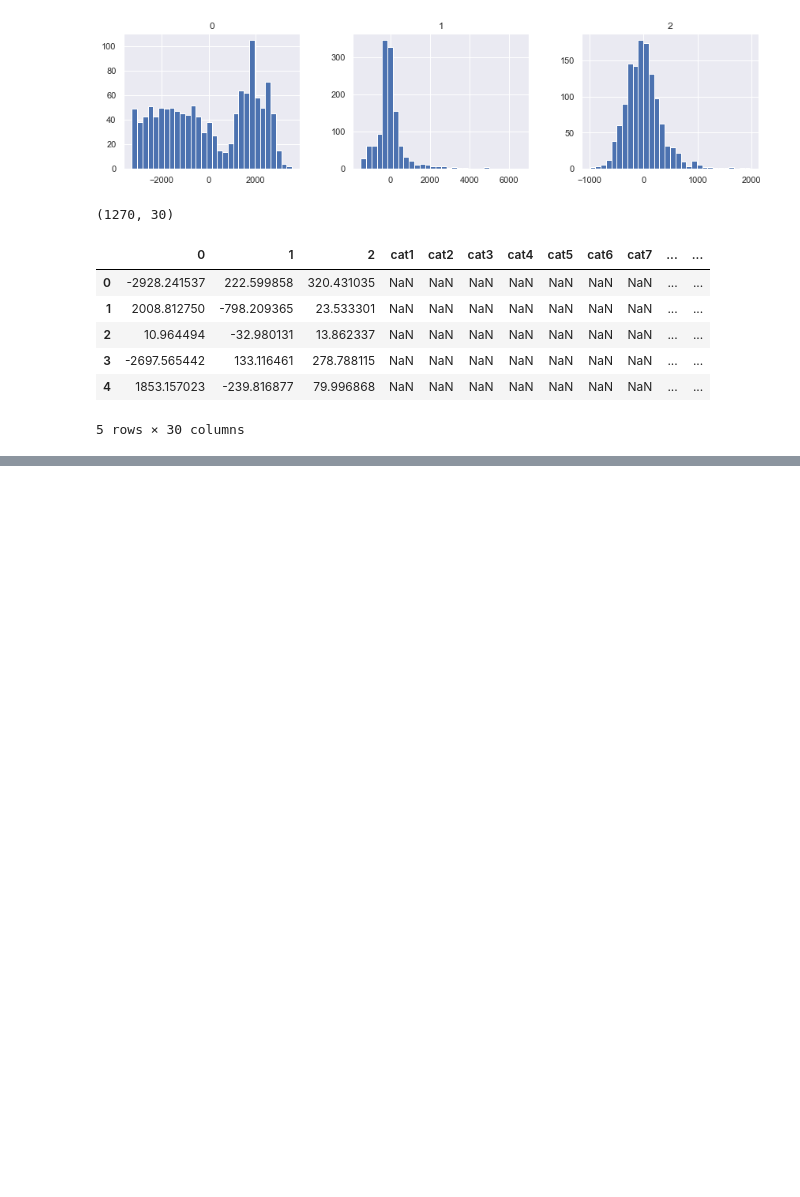
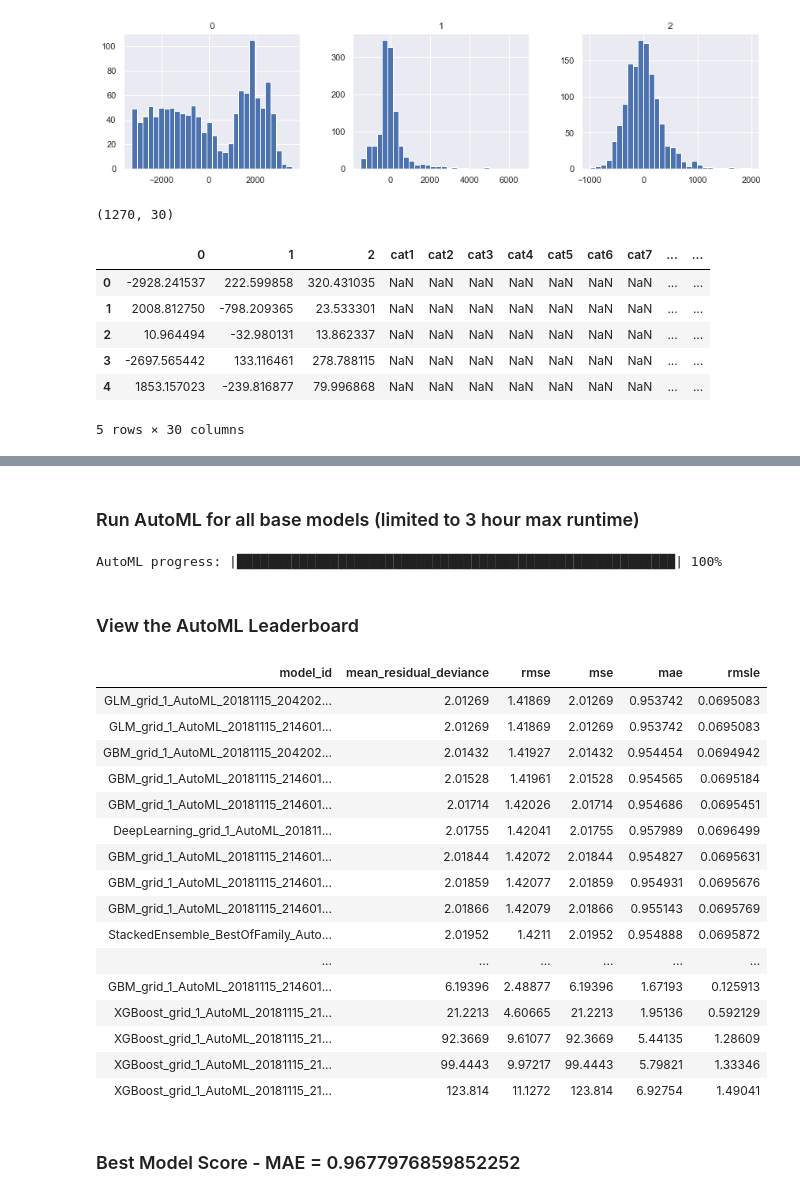
Before and after one commit to dhbrand/iaa_fall3_hw, a Jupyter notebook: dm/proj/dave_featclust.ipynb, the cells around one changed output, grey strips where cells are left out. Saved outputs shown, nothing was run; the diff lists cells and outputs as text; code cells hidden in the pictures; blank space fills up the shorter version.

```diff
--- a/dm/proj/dave_featclust.ipynb
+++ b/dm/proj/dave_featclust.ipynb
@@ -244,0 +343,2 @@ pca_final.to_csv('../data/pca_valid.csv')
+# %%
+pca_train = ml_pca.predict(train)
@@ -244,0 +347,2 @@ pca_final.to_csv('../data/pca_valid.csv')
+# %%
+pca_train['target'] = train['target']
@@ -244,0 +415,33 @@ pca_final.to_csv('../data/pca_valid.csv')
+# %% [markdown]
+### Run AutoML for all base models (limited to 3 hour max runtime)
+# %%
+aml = H2OAutoML(max_runtime_secs=7200, seed=303)
+aml.train(x=x, y=y, training_frame=train)
+# %% [output]
+AutoML progress: |████████████████████████████████████████████████████████| 100%
+# %% [markdown]
+### View the AutoML Leaderboard
+# %%
+lb = aml.leaderboard
+# Print all rows instead of default (10 rows)
+lb.head(rows=lb.nrows)
+# %% [output]
+| model_id | mean_residual_deviance | rmse | mse | mae | rmsle |
+| GLM_grid_1_AutoML_20181115_204202... | 2.01269 | 1.41869 | 2.01269 | 0.953742 | 0.0695083 |
+| GLM_grid_1_AutoML_20181115_214601... | 2.01269 | 1.41869 | 2.01269 | 0.953742 | 0.0695083 |
+| GBM_grid_1_AutoML_20181115_204202... | 2.01432 | 1.41927 | 2.01432 | 0.954454 | 0.0694942 |
+| GBM_grid_1_AutoML_20181115_214601... | 2.01528 | 1.41961 | 2.01528 | 0.954565 | 0.0695184 |
+| GBM_grid_1_AutoML_20181115_214601... | 2.01714 | 1.42026 | 2.01714 | 0.954686 | 0.0695451 |
+| DeepLearning_grid_1_AutoML_201811... | 2.01755 | 1.42041 | 2.01755 | 0.957989 | 0.0696499 |
+| GBM_grid_1_AutoML_20181115_214601... | 2.01844 | 1.42072 | 2.01844 | 0.954827 | 0.0695631 |
+| GBM_grid_1_AutoML_20181115_214601... | 2.01859 | 1.42077 | 2.01859 | 0.954931 | 0.0695676 |
+| GBM_grid_1_AutoML_20181115_214601... | 2.01866 | 1.42079 | 2.01866 | 0.955143 | 0.0695769 |
+| StackedEnsemble_BestOfFamily_Auto... | 2.01952 | 1.4211 | 2.01952 | 0.954888 | 0.0695872 |
+| ... | ... | ... | ... | ... | ... |
+| GBM_grid_1_AutoML_20181115_214601... | 6.19396 | 2.48877 | 6.19396 | 1.67193 | 0.125913 |
+| XGBoost_grid_1_AutoML_20181115_21... | 21.2213 | 4.60665 | 21.2213 | 1.95136 | 0.592129 |
+| XGBoost_grid_1_AutoML_20181115_21... | 92.3669 | 9.61077 | 92.3669 | 5.44135 | 1.28609 |
+| XGBoost_grid_1_AutoML_20181115_21... | 99.4443 | 9.97217 | 99.4443 | 5.79821 | 1.33346 |
+| XGBoost_grid_1_AutoML_20181115_21... | 123.814 | 11.1272 | 123.814 | 6.92754 | 1.49041 |
+# %% [markdown]
+### Best Model Score - MAE = 0.9677976859852252
```
Also changed, not shown: parts of 49 cells of this notebook, 8 other files.
